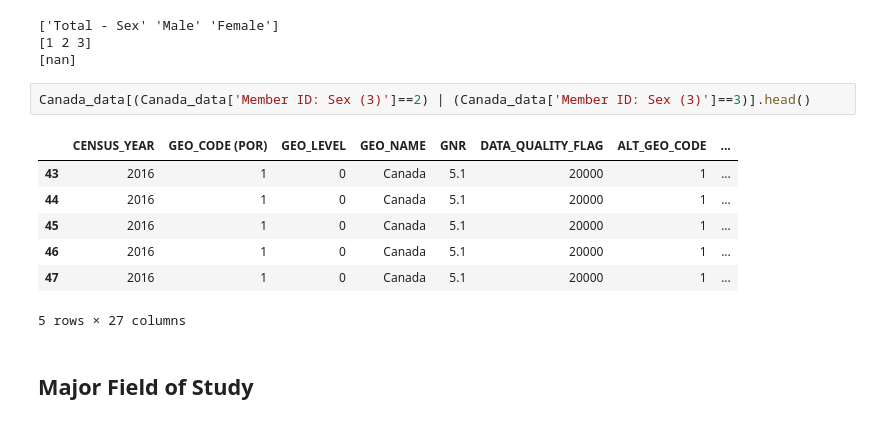
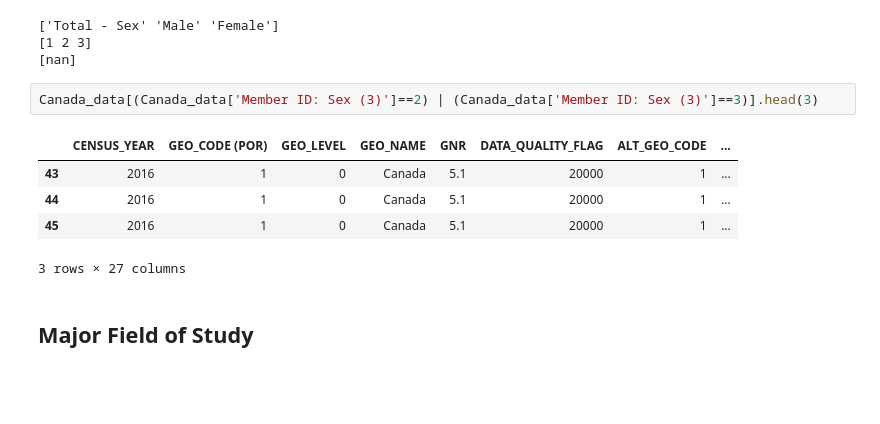
Before and after one commit to Nada-gh/Labour-Force-Outcome-Data-Analysis, a Jupyter notebook: LabourForceOutcome_ExploratoryDataAnalysis.ipynb, the cells around one changed output. Saved outputs shown, nothing was run; the diff lists cells and outputs as text; blank space fills up the shorter version.

```diff
--- a/LabourForceOutcome_ExploratoryDataAnalysis.ipynb
+++ b/LabourForceOutcome_ExploratoryDataAnalysis.ipynb
@@ -260,15 +276,13 @@ for col in Sex_features:
 [1 2 3]
 [nan]
 # %%
-Canada_data[(Canada_data['Member ID: Sex (3)']==2) | (Canada_data['Member ID: Sex (3)']==3)].head()
+Canada_data[(Canada_data['Member ID: Sex (3)']==2) | (Canada_data['Member ID: Sex (3)']==3)].head(3)
 # %% [output]
 |  | CENSUS_YEAR | GEO_CODE (POR) | GEO_LEVEL | GEO_NAME | GNR | DATA_QUALITY_FLAG | ALT_GEO_CODE | ... |
 | 43 | 2016 | 1 | 0 | Canada | 5.1 | 20000 | 1 | ... |
 | 44 | 2016 | 1 | 0 | Canada | 5.1 | 20000 | 1 | ... |
 | 45 | 2016 | 1 | 0 | Canada | 5.1 | 20000 | 1 | ... |
-| 46 | 2016 | 1 | 0 | Canada | 5.1 | 20000 | 1 | ... |
-| 47 | 2016 | 1 | 0 | Canada | 5.1 | 20000 | 1 | ... |
-5 rows × 27 columns
+3 rows × 27 columns
 # %% [markdown]
 ## Major Field of Study
 # %%
```
Also changed, not shown: parts of 57 cells of this notebook.
